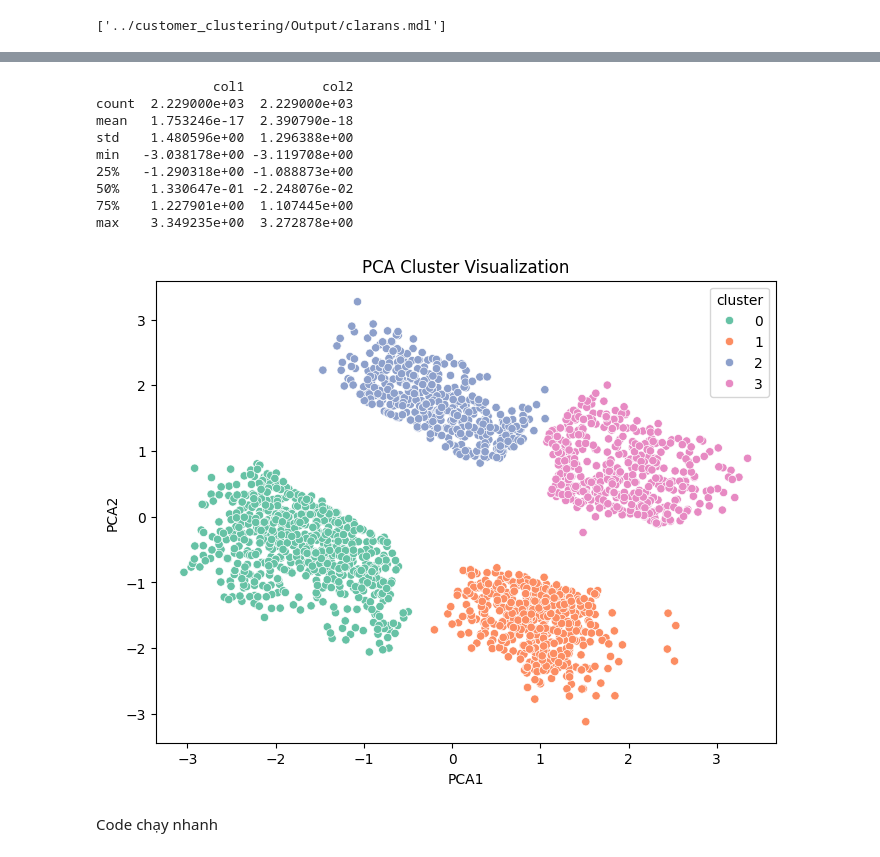
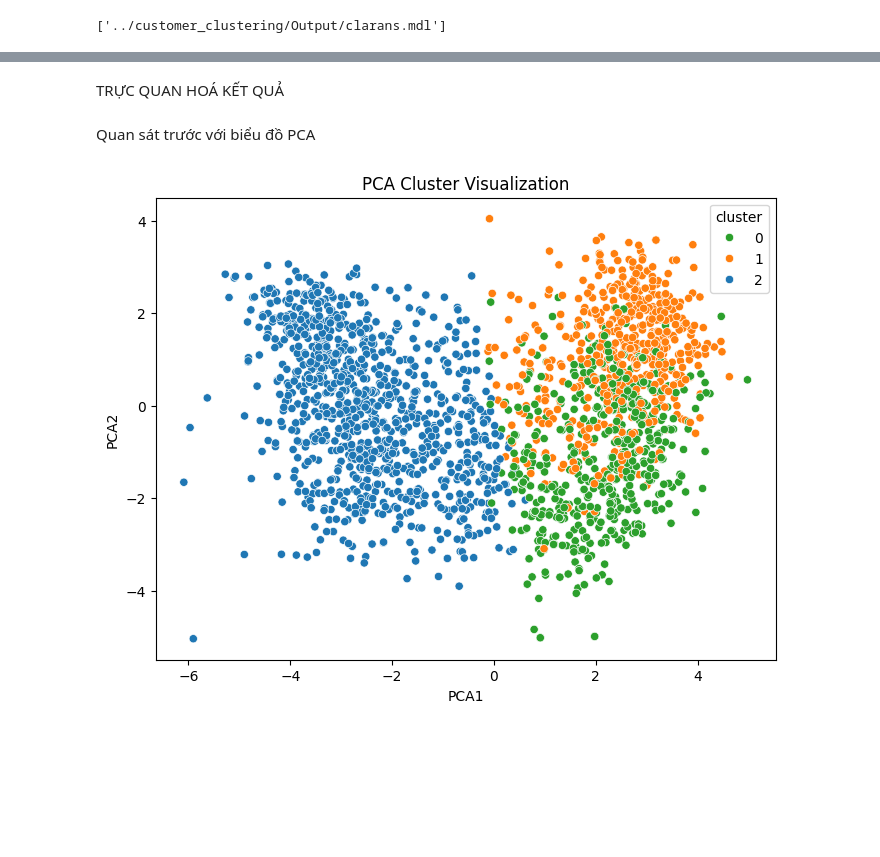
Before and after one commit to GiaHuy910/CLARANS-IN-MARKETING, a Jupyter notebook: customer_clustering/Clarans.ipynb, the cells around one changed output, grey strips where cells are left out. Cells and saved outputs as stored; diff of their text form; code cells hidden in the pictures; blank space fills up the shorter version.

```diff
--- a/customer_clustering/Clarans.ipynb
+++ b/customer_clustering/Clarans.ipynb
@@ -160,5 +135,11 @@ def clarans_Inertia_analysis(data, k_range, num_local, max_neighbors,print_score
 # %%
-features=['Income','Age','Total_Spend']
+features=['Age','Income','Education'
+                ,'Family_Size','Total_Spend'
+                ,'Wines','Food','Gold'
+                ,'Wines_ratio','Food_ratio','Gold_ratio'
+                ,'NumWebPurchases'
+                ,'NumDealsPurchases','NumCatalogPurchases'
+                ,'NumStorePurchases','NumWebVisitsMonth']
 data=D[features].copy()
 print(data.shape)
 print(data.head(1))
@@ -292,32 +263,25 @@ plt.show()
-# %%
-pca=PCA(n_components=2)
-pca.fit(data)
-PCA_ds=pd.DataFrame(pca.transform(data),columns=(['col1','col2']))
-print(PCA_ds.describe())
-# %% [output]
-               col1          col2
-count  2.229000e+03  2.229000e+03
-mean   1.753246e-17  2.390790e-18
-std    1.480596e+00  1.296388e+00
-min   -3.038178e+00 -3.119708e+00
-25%   -1.290318e+00 -1.088873e+00
-50%    1.330647e-01 -2.248076e-02
-75%    1.227901e+00  1.107445e+00
-max    3.349235e+00  3.272878e+00
+# %% [markdown]
+TRỰC QUAN HOÁ KẾT QUẢ
+# %% [markdown]
+Quan sát trước với biểu đồ PCA
+# %%
+pal = ["#2ca02c", "#ff7f0e", "#1f77b4"]
 # %%
+pca=PCA(n_components=2)
+pca.fit(data)
+PCA_ds=pd.DataFrame(pca.transform(data),columns=(['col1','col2']))
+
 plt.figure(figsize=(8,6))
 sns.scatterplot(
     x=PCA_ds['col1'],
     y=PCA_ds['col2'],
     hue=data['cluster'],
-    palette='Set2'
+    palette=pal
 )
 
 plt.xlabel("PCA1")
 plt.ylabel("PCA2")
 plt.title('PCA Cluster Visualization')
 plt.show()
 # %% [output]
-[figure, old version]
+[figure, new version]
-# %% [markdown]
-Code chạy nhanh
```
Also changed, not shown: parts of 30 cells of this notebook, 8 other files.
